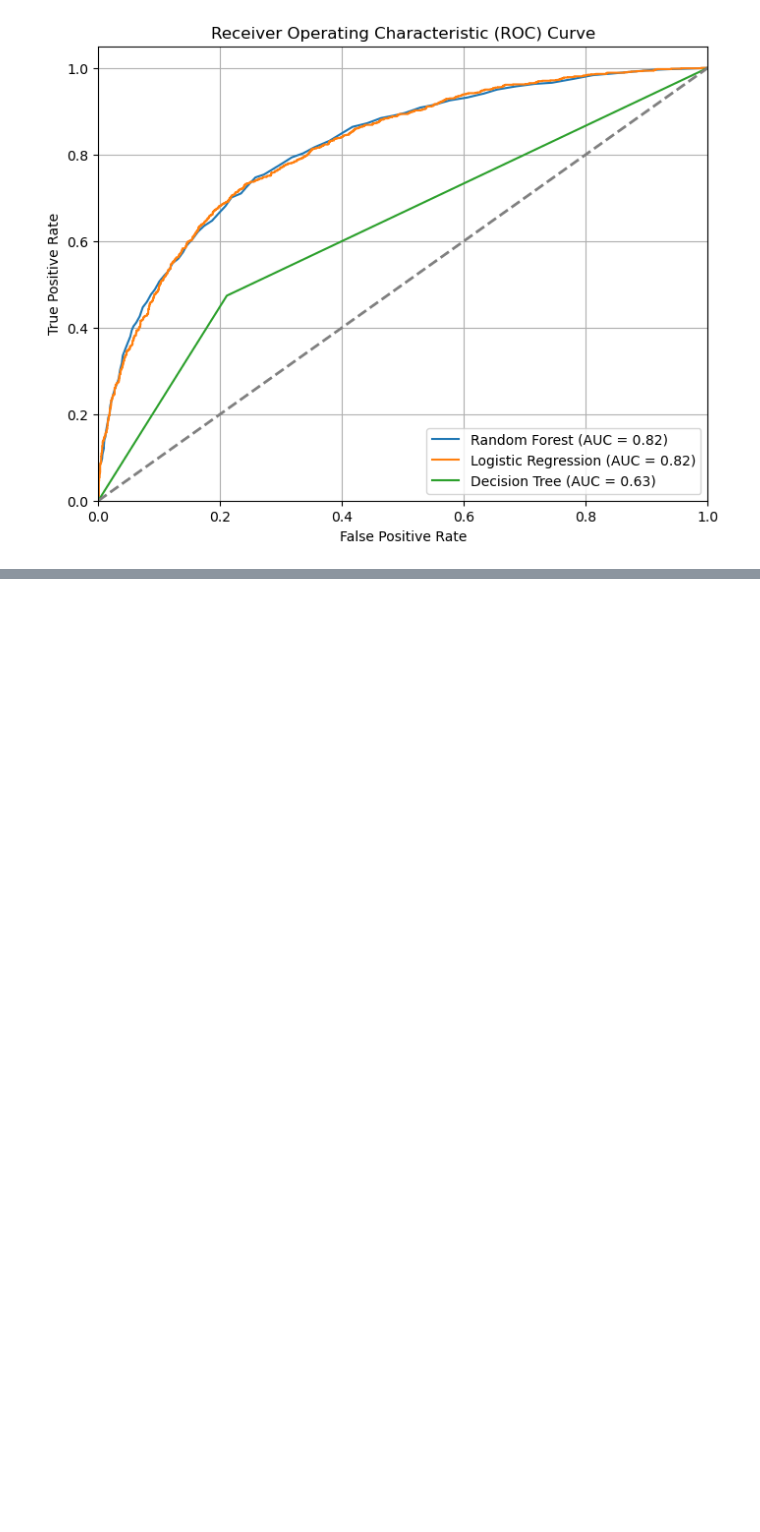
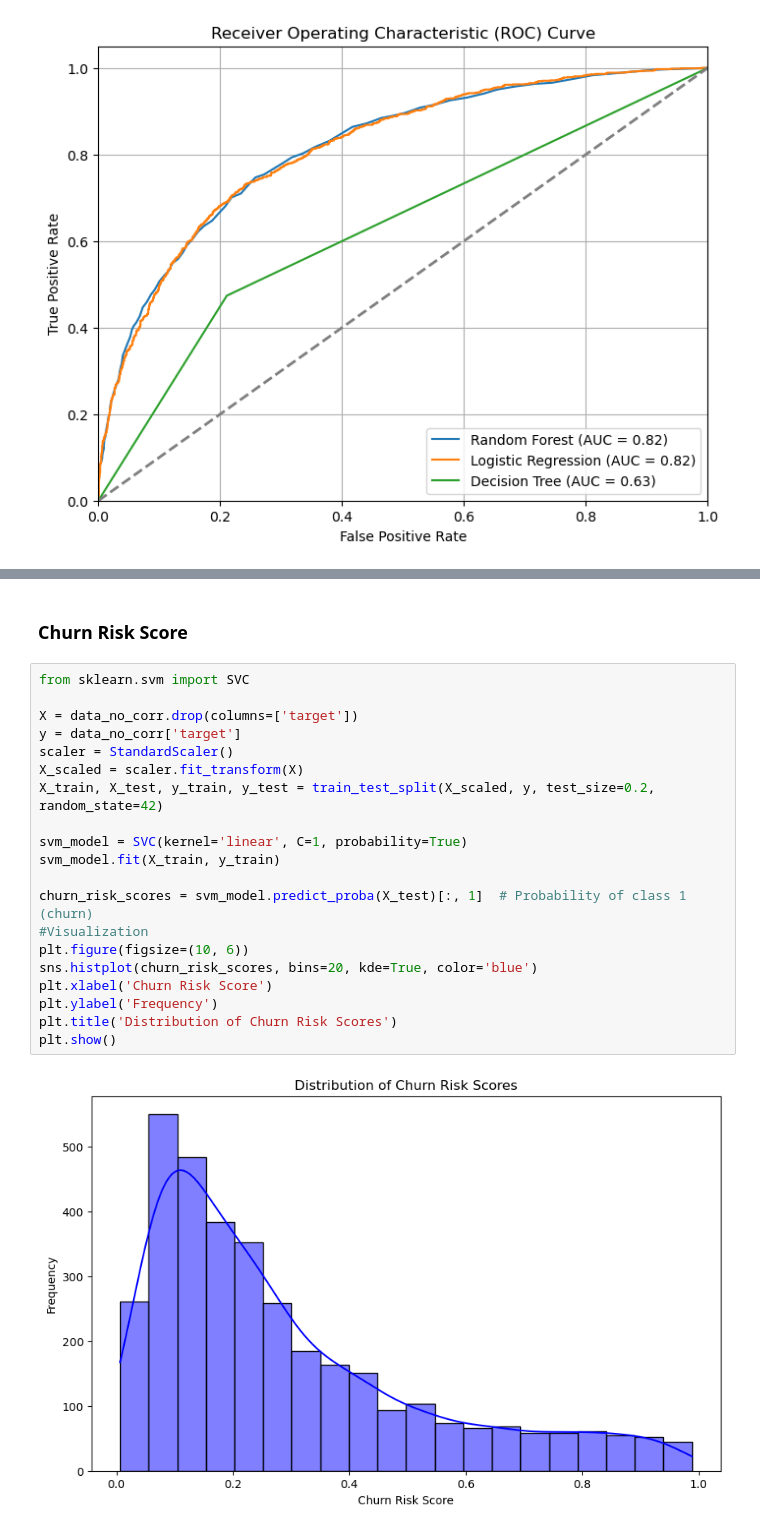
Before and after one commit to springboardmentor113/Batch2_Churn_Modeling_On_Telecom_Data, a Jupyter notebook: AmayaraYadav/ChurnPrediction.ipynb, the cells around one changed output, grey strips where cells are left out. Saved outputs shown, nothing was run; the diff lists cells and outputs as text; blank space fills up the shorter version.

```diff
--- a/AmayaraYadav/ChurnPrediction.ipynb
+++ b/AmayaraYadav/ChurnPrediction.ipynb
@@ -1072,0 +1100,24 @@ plt.show()
+# %% [markdown]
+### Churn Risk Score
+# %%
+from sklearn.svm import SVC
+
+X = data_no_corr.drop(columns=['target'])
+y = data_no_corr['target']
+scaler = StandardScaler()
+X_scaled = scaler.fit_transform(X)
+X_train, X_test, y_train, y_test = train_test_split(X_scaled, y, test_size=0.2, random_state=42)
+
+svm_model = SVC(kernel='linear', C=1, probability=True)
+svm_model.fit(X_train, y_train)
+
+churn_risk_scores = svm_model.predict_proba(X_test)[:, 1]  # Probability of class 1 (churn)
+#Visualization
+plt.figure(figsize=(10, 6))
+sns.histplot(churn_risk_scores, bins=20, kde=True, color='blue')
+plt.xlabel('Churn Risk Score')
+plt.ylabel('Frequency')
+plt.title('Distribution of Churn Risk Scores')
+plt.show()
+# %% [output]
+[figure, added]
```
Also changed, not shown: parts of 14 cells of this notebook.
